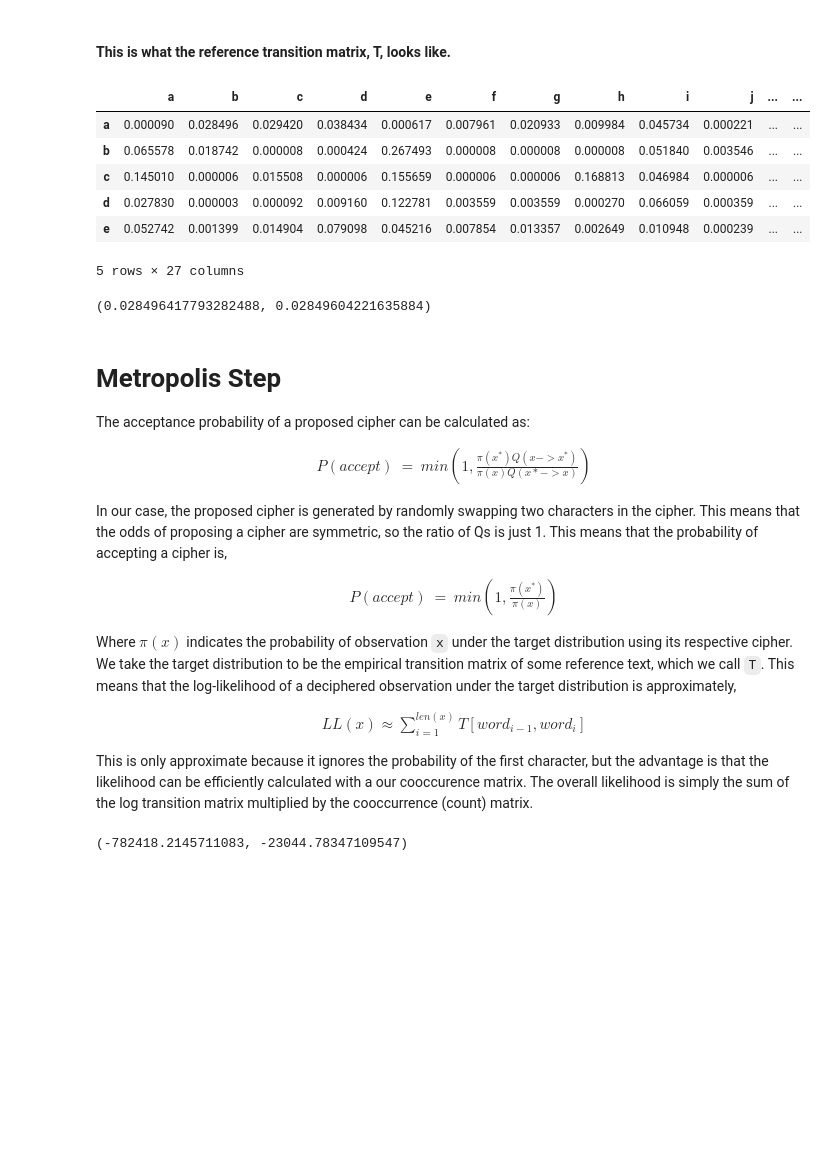
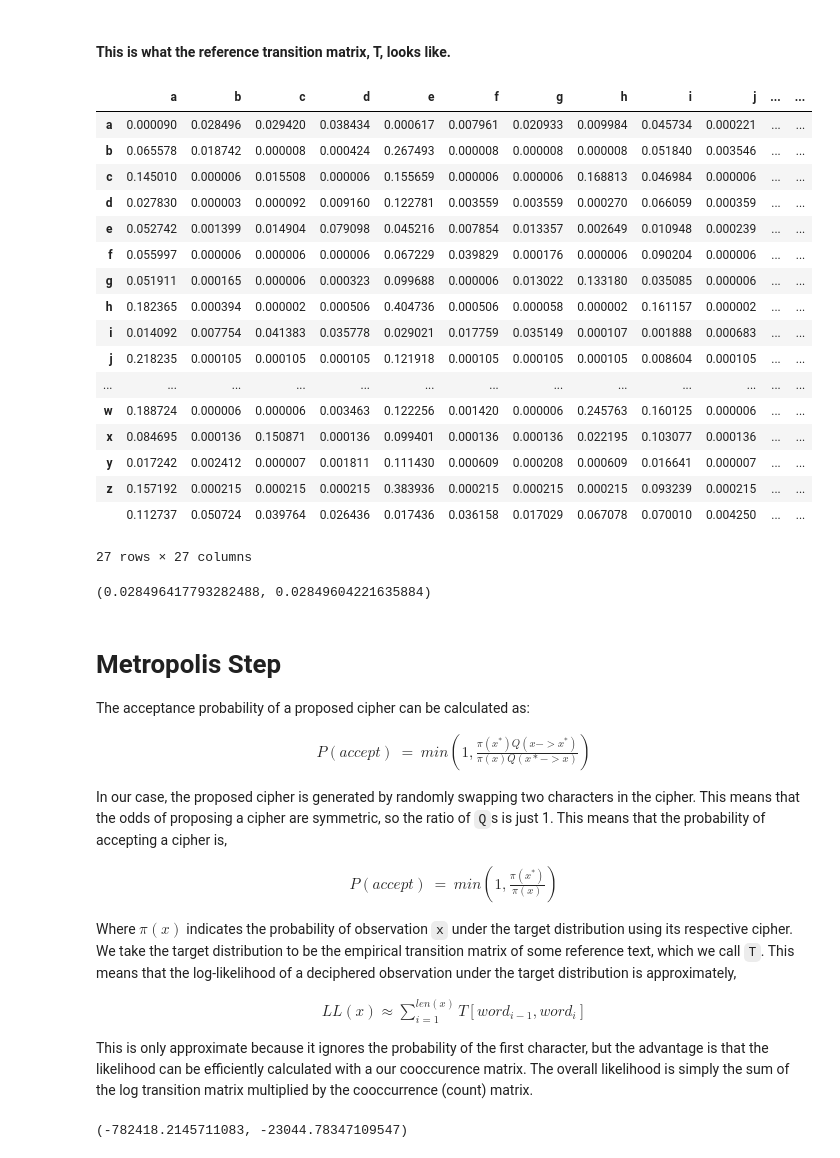
Before and after one commit to Mlawrence95/ML-Exploration, a Jupyter notebook: mcmc_decoding/Decrypting a Hidden Message with Markov Chains.ipynb, the cells around one changed output. Saved outputs shown, nothing was run; the diff lists cells and outputs as text; code cells hidden in the pictures; blank space fills up the shorter version.

```diff
--- a/mcmc_decoding/Decrypting a Hidden Message with Markov Chains.ipynb
+++ b/mcmc_decoding/Decrypting a Hidden Message with Markov Chains.ipynb
@@ -84,17 +84,28 @@ transition_matrix = make_transition_matrix(train_chapters)
 # %%
 transition_df = pd.DataFrame(transition_matrix)
 transition_df.columns = characters
 transition_df.index   = characters
 assert np.all(np.isclose(transition_df.sum(axis=1), 1.0)), "transition matrix should be normalized by row"
-transition_df.head()
+transition_df
 # %% [output]
 |  | a | b | c | d | e | f | g | h | i | j | ... | ... |
 | a | 0.000090 | 0.028496 | 0.029420 | 0.038434 | 0.000617 | 0.007961 | 0.020933 | 0.009984 | 0.045734 | 0.000221 | ... | ... |
 | b | 0.065578 | 0.018742 | 0.000008 | 0.000424 | 0.267493 | 0.000008 | 0.000008 | 0.000008 | 0.051840 | 0.003546 | ... | ... |
 | c | 0.145010 | 0.000006 | 0.015508 | 0.000006 | 0.155659 | 0.000006 | 0.000006 | 0.168813 | 0.046984 | 0.000006 | ... | ... |
 | d | 0.027830 | 0.000003 | 0.000092 | 0.009160 | 0.122781 | 0.003559 | 0.003559 | 0.000270 | 0.066059 | 0.000359 | ... | ... |
 | e | 0.052742 | 0.001399 | 0.014904 | 0.079098 | 0.045216 | 0.007854 | 0.013357 | 0.002649 | 0.010948 | 0.000239 | ... | ... |
+| f | 0.055997 | 0.000006 | 0.000006 | 0.000006 | 0.067229 | 0.039829 | 0.000176 | 0.000006 | 0.090204 | 0.000006 | ... | ... |
+| g | 0.051911 | 0.000165 | 0.000006 | 0.000323 | 0.099688 | 0.000006 | 0.013022 | 0.133180 | 0.035085 | 0.000006 | ... | ... |
+| h | 0.182365 | 0.000394 | 0.000002 | 0.000506 | 0.404736 | 0.000506 | 0.000058 | 0.000002 | 0.161157 | 0.000002 | ... | ... |
+| i | 0.014092 | 0.007754 | 0.041383 | 0.035778 | 0.029021 | 0.017759 | 0.035149 | 0.000107 | 0.001888 | 0.000683 | ... | ... |
+| j | 0.218235 | 0.000105 | 0.000105 | 0.000105 | 0.121918 | 0.000105 | 0.000105 | 0.000105 | 0.008604 | 0.000105 | ... | ... |
+| ... | ... | ... | ... | ... | ... | ... | ... | ... | ... | ... | ... | ... |
+| w | 0.188724 | 0.000006 | 0.000006 | 0.003463 | 0.122256 | 0.001420 | 0.000006 | 0.245763 | 0.160125 | 0.000006 | ... | ... |
+| x | 0.084695 | 0.000136 | 0.150871 | 0.000136 | 0.099401 | 0.000136 | 0.000136 | 0.022195 | 0.103077 | 0.000136 | ... | ... |
+| y | 0.017242 | 0.002412 | 0.000007 | 0.001811 | 0.111430 | 0.000609 | 0.000208 | 0.000609 | 0.016641 | 0.000007 | ... | ... |
+| z | 0.157192 | 0.000215 | 0.000215 | 0.000215 | 0.383936 | 0.000215 | 0.000215 | 0.000215 | 0.093239 | 0.000215 | ... | ... |
+|  | 0.112737 | 0.050724 | 0.039764 | 0.026436 | 0.017436 | 0.036158 | 0.017029 | 0.067078 | 0.070010 | 0.004250 | ... | ... |
-5 rows × 27 columns
+27 rows × 27 columns
 # %%
 # these should be about the same (up to a smoothing factor)
 # this is the fraction of times 'b' follows 'a'
@@ -112,7 +123,7 @@ P(accept)\ =\ min(1, \frac{\pi(x^*)Q(x -> x^*)}{\pi(x)Q(x* -> x)} )
 \end{align}
 $$
 
-In our case, the proposed cipher is generated by randomly swapping two characters in the cipher. This means that the odds of proposing a cipher are symmetric, so the ratio of Qs is just 1. This means that the probability of accepting a cipher is,
+In our case, the proposed cipher is generated by randomly swapping two characters in the cipher. This means that the odds of proposing a cipher are symmetric, so the ratio of `Q`s is just 1. This means that the probability of accepting a cipher is,
 
 $$
 \begin{align}
```
Also changed, not shown: parts of 4 cells of this notebook.
